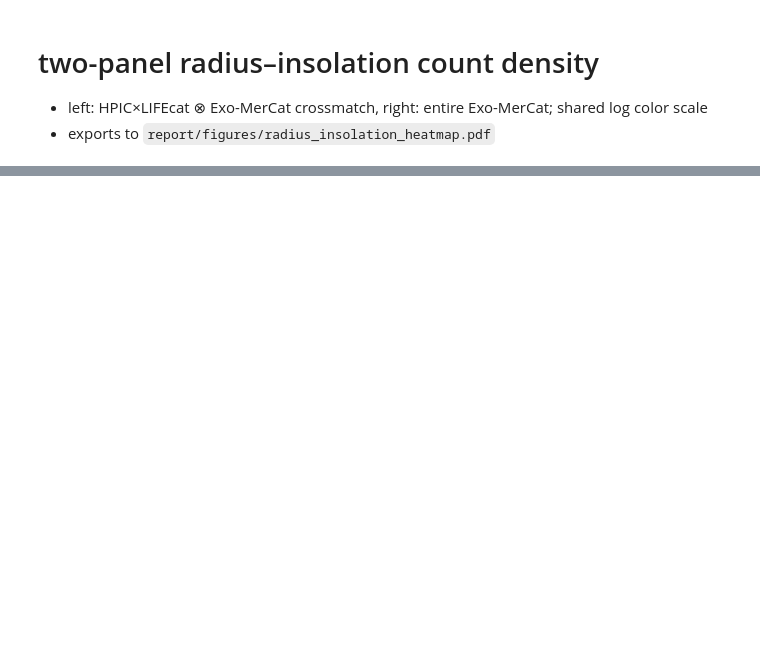
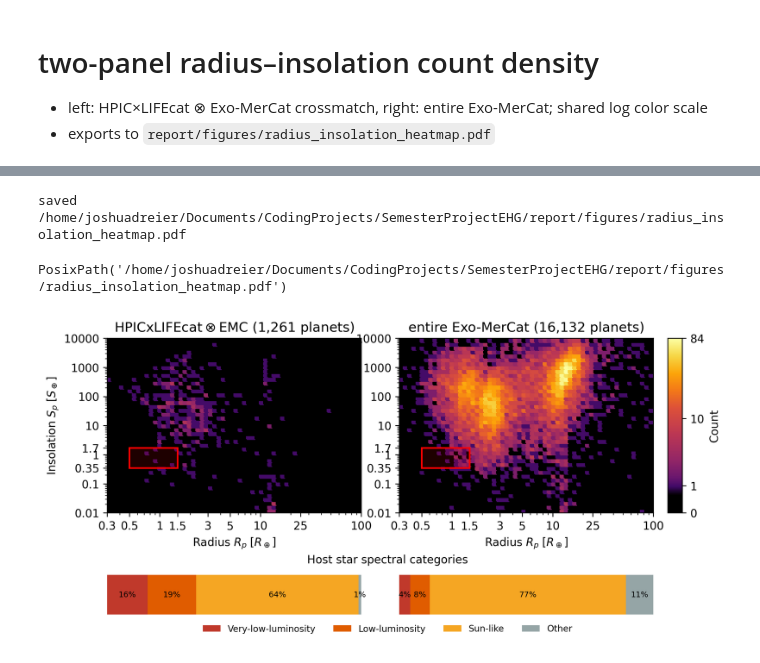
Before and after one commit to JoshuaDreier/ExoplanetCrossmatcher, a Jupyter notebook: report_plots/radius_insolation_heatmap.ipynb, the cells around one changed output, grey strips where cells are left out. Drawn from its saved outputs; the diff is of its cells as text; code cells hidden in the pictures; blank space fills up the shorter version.

Commit message:
updated plots for second report version

```diff
--- a/report_plots/radius_insolation_heatmap.ipynb
+++ b/report_plots/radius_insolation_heatmap.ipynb
@@ -30,8 +37,13 @@ data.rocky_temperate_summary(e_cm_emc=e_cm_emc, e_emc=e_emc)
 # %%
 plots.double_hist_heatmap(
     e_cm_emc, e_emc,
-    catalog1_name=r"$\text{HPICxLIFEcat} \otimes \text{EMC}$",
-    catalog2_name="entire Exo-MerCat",
-    figsize=(9, 3),
+    catalog1_name=rf"$\text{{HPICxLIFEcat}} \otimes \text{{EMC}}$ ({len(e_cm_emc):,} planets)",
+    catalog2_name=f"entire Exo-MerCat ({len(e_emc):,} planets)",
+    figsize=(9, 4.5),
+    stellar_bars=True,
 )
 common.save_figure("radius_insolation_heatmap")
+# %% [output]
+saved /home/joshuadreier/Documents/CodingProjects/SemesterProjectEHG/report/figures/radius_insolation_heatmap.pdf
+PosixPath('/home/joshuadreier/Documents/CodingProjects/SemesterProjectEHG/report/figures/radius_insolation_heatmap.pdf')
+[figure, added]
```
Also changed, not shown: parts of 4 cells of this notebook, 4 other files.
